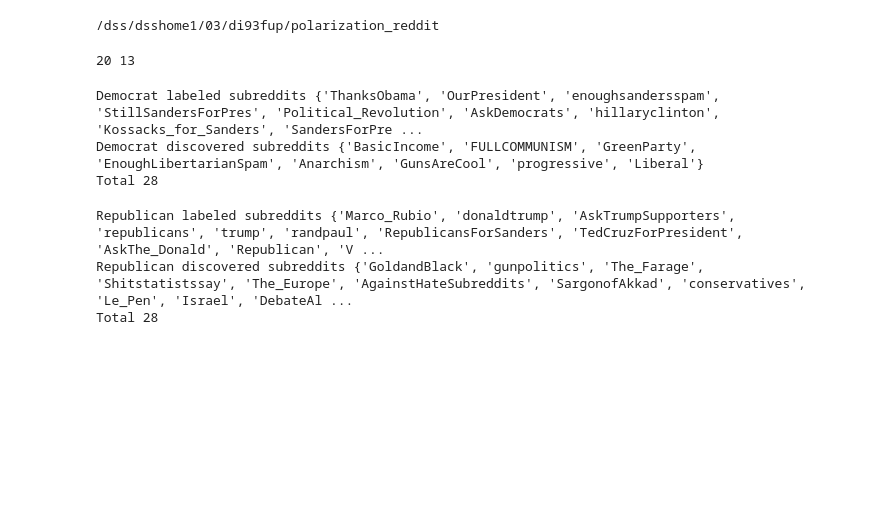
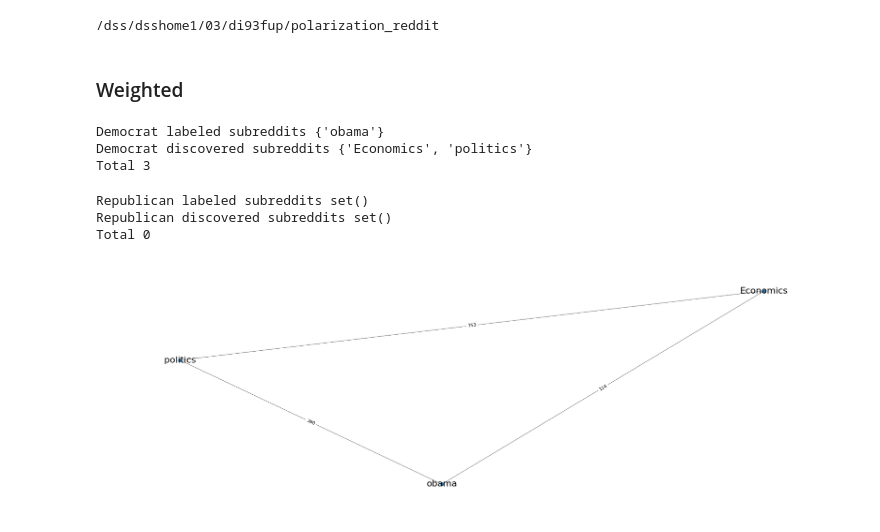
Before and after one commit to xavoliva/polarization_reddit, a Jupyter notebook: preprocessing/preprocess_network.ipynb, the cells around one changed output. Drawn from its saved outputs; the diff is of its cells as text; code cells hidden in the pictures; blank space fills up the shorter version.

```diff
--- a/preprocessing/preprocess_network.ipynb
+++ b/preprocessing/preprocess_network.ipynb
@@ -18,24 +22,24 @@ subreddits = load_subreddits()
 
 dem_subreddits = set(subreddits[subreddits["party"] == "dem"]["subreddit"])
 rep_subreddits = set(subreddits[subreddits["party"] == "rep"]["subreddit"])
+# %% [markdown]
+### Weighted
 # %%
-network_weighted = load_network(year=2016, weighted=True)
+network_weighted = load_network(year=YEAR, weighted=True)
 all_subreddits_year = set(network_weighted.nodes())
 
-dem_subreddits &= all_subreddits_year
-rep_subreddits &= all_subreddits_year
+dem_subreddits_year =  dem_subreddits & all_subreddits_year
+rep_subreddits_year = rep_subreddits & all_subreddits_year
 
-print(len(dem_subreddits), len(rep_subreddits))
+print(len(dem_subreddits_year), len(rep_subreddits_year))
-# %% [output]
-20 13
 # %%
 dem_network_weighted = nx.subgraph_view(
     network_weighted,
     filter_node=lambda node: filter_node(
         node,
         network=network_weighted,
-        party_subreddits=dem_subreddits,
-        opposition_subreddits=rep_subreddits,
+        party_subreddits=dem_subreddits_year,
+        opposition_subreddits=rep_subreddits_year,
         weighted=True,
     ),
 )
@@ -45,44 +49,61 @@ rep_network_weighted = nx.subgraph_view(
     filter_node=lambda node: filter_node(
         node,
         network=network_weighted,
-        party_subreddits=rep_subreddits,
-        opposition_subreddits=dem_subreddits,
+        party_subreddits=rep_subreddits_year,
+        opposition_subreddits=dem_subreddits_year,
         weighted=True,
     ),
 )
 # %%
 dem_subreddits_weighted = set(dem_network_weighted.nodes())
 
-print("Democrat labeled subreddits", dem_subreddits)
+print("Democrat labeled subreddits", dem_subreddits_year)
 
 print(
     "Democrat discovered subreddits",
-    dem_subreddits_weighted - dem_subreddits,
+    dem_subreddits_weighted - dem_subreddits_year,
 )
 
 print("Total", len(dem_subreddits_weighted))
 
-with open('data/metadata/dem_subreddits_weighted.json', 'w', encoding='utf-8') as f:
+with open(f"{METADATA_DIR}/dem_subreddits_{YEAR}_weighted.json", "w", encoding="utf-8") as f:
     json.dump(list(dem_subreddits_weighted), f)
 # %% [output]
-Democrat labeled subreddits {'ThanksObama', 'OurPresident', 'enoughsandersspam', 'StillSandersForPres', 'Political_Revolution', 'AskDemocrats', 'hillaryclinton', 'Kossacks_for_Sanders', 'SandersForPre ...
-Democrat discovered subreddits {'BasicIncome', 'FULLCOMMUNISM', 'GreenParty', 'EnoughLibertarianSpam', 'Anarchism', 'GunsAreCool', 'progressive', 'Liberal'}
-Total 28
+Democrat labeled subreddits {'obama'}
+Democrat discovered subreddits {'Economics', 'politics'}
+Total 3
 # %%
 rep_subreddits_weighted = set(rep_network_weighted.nodes())
 
-print("Republican labeled subreddits", rep_subreddits)
+print("Republican labeled subreddits", rep_subreddits_year)
 
 print(
     "Republican discovered subreddits",
-    rep_subreddits_weighted - rep_subreddits,
+    rep_subreddits_weighted - rep_subreddits_year,
 )
 
 print("Total", len(rep_subreddits_weighted))
 
-with open('data/metadata/rep_subreddits_weighted.json', 'w', encoding='utf-8') as f:
+with open(f"{METADATA_DIR}/rep_subreddits_{YEAR}_weighted.json", "w", encoding="utf-8") as f:
     json.dump(list(rep_subreddits_weighted), f)
 # %% [output]
-Republican labeled subreddits {'Marco_Rubio', 'donaldtrump', 'AskTrumpSupporters', 'republicans', 'trump', 'randpaul', 'RepublicansForSanders', 'TedCruzForPresident', 'AskThe_Donald', 'Republican', 'V ...
-Republican discovered subreddits {'GoldandBlack', 'gunpolitics', 'The_Farage', 'Shitstatistssay', 'The_Europe', 'AgainstHateSubreddits', 'SargonofAkkad', 'conservatives', 'Le_Pen', 'Israel', 'DebateAl ...
-Total 28
+Republican labeled subreddits set()
+Republican discovered subreddits set()
+Total 0
+# %%
+
+plt.figure(figsize=(30,10), dpi=80)
+
+draw_network(
+    dem_network_weighted,
+    weighted=True,
+    year=YEAR,
+)
+
+plt.savefig(
+    f"{FIGURES_DIR}/dem_network_{YEAR}_weighted.pdf"
+)
+
+plt.show()
+# %% [output]
+[figure, added]
```
Also changed, not shown: parts of 11 cells of this notebook, 11 other files.
